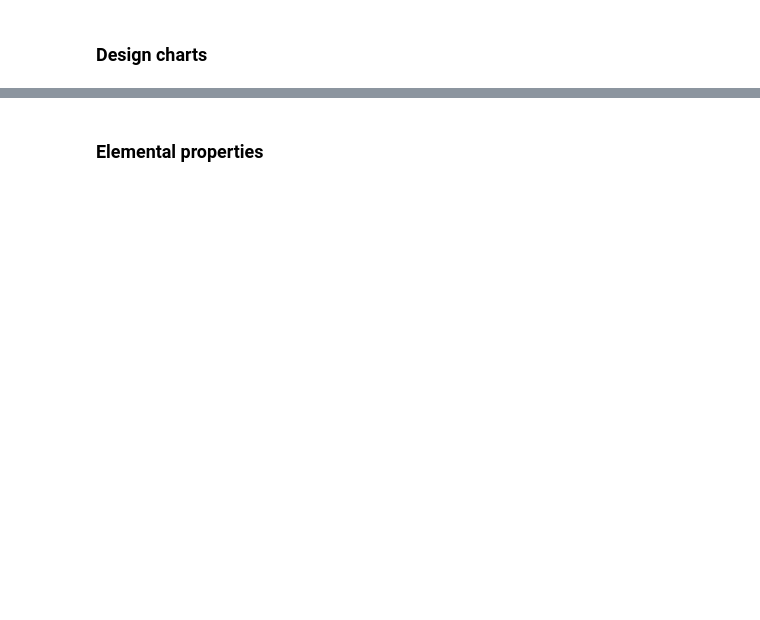
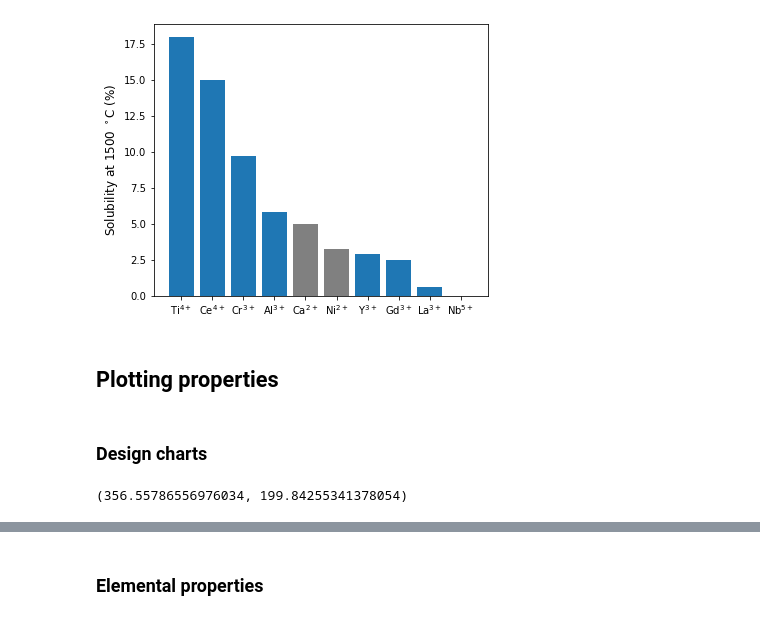
Before and after one commit to dskoda/smceramics, a Jupyter notebook: design_binary.ipynb, the cells around one changed output, grey strips where cells are left out. Cells and saved outputs as stored; diff of their text form; code cells hidden in the pictures; blank space fills up the shorter version.

```diff
--- a/design_binary.ipynb
+++ b/design_binary.ipynb
@@ -20,3 +20,5 @@ from cofactor.calculator import CofactorCalculator
 featgen = Features.from_excel('data/elemental.xlsx')
 model = LatticePredictor.from_file('models/model.pkl')
 data = pd.read_csv('data/lattices.csv', index_col=0)
+properties = pd.read_excel('data/labels.xlsx', index_col=0)
+elements = pd.read_excel('data/element_labels.xlsx', index_col=0)
@@ -23 +47,21 @@ data = pd.read_csv('data/lattices.csv', index_col=0)
+# %%
+fig, ax = plt.subplots(figsize=(6, 5))
+el = (elements
+    .drop(['Hf', 'Zr'])
+    .sort_values('solubility', ascending=False)
+)
+
+el['color'] = el.index.map(
+    lambda x: (0x1f / 255, 0x77 / 255, 0xb4 / 255, 1) if x in ['Ti', 'Ce', 'Cr', 'Al', 'Y', 'Gd', 'La']
+    else (0x80 / 255, 0x80 / 255, 0x80 / 255, 1)
+)
+
+ax.bar(el.label, el.solubility, color=el.color)
+ax.set_ylabel(r'Solubility at 1500 $^\circ$C (%)', fontsize=12)
+fig.savefig('figs/solubility.pdf')
+plt.show()
+# %% [output]
+[figure, added]
+# %% [markdown]
+## Plotting properties
 # %%
@@ -124,4 +176,8 @@ PROP_UNIT = {
     'hyst': '$^\circ$C',
     'B_dV': r'%'
 }
+# %%
+results[prop].values[-1], results[YAXIS_PROP].values[-1]
+# %% [output]
+(356.55786556976034, 199.84255341378054)
 # %%
```
Also changed, not shown: parts of 11 cells of this notebook, 5 other files.
